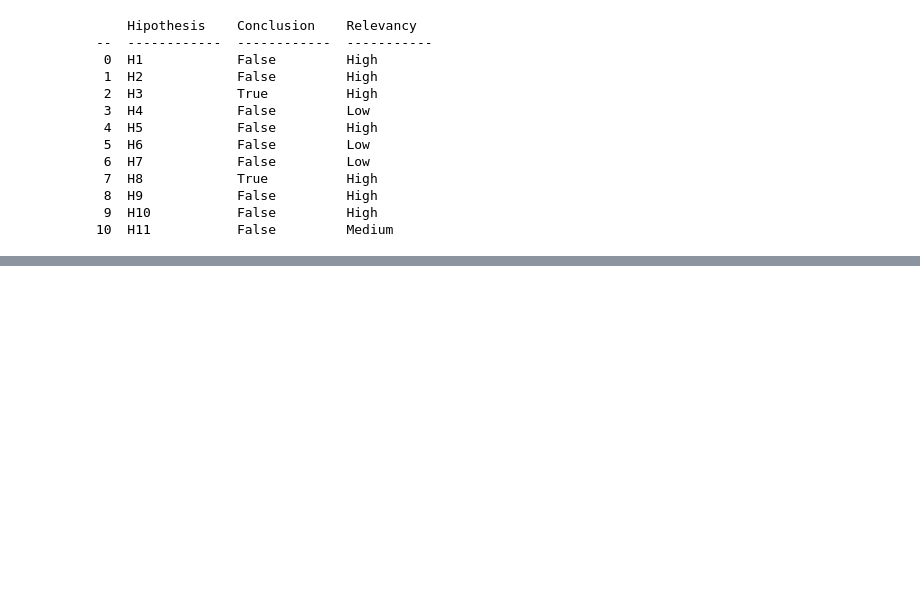
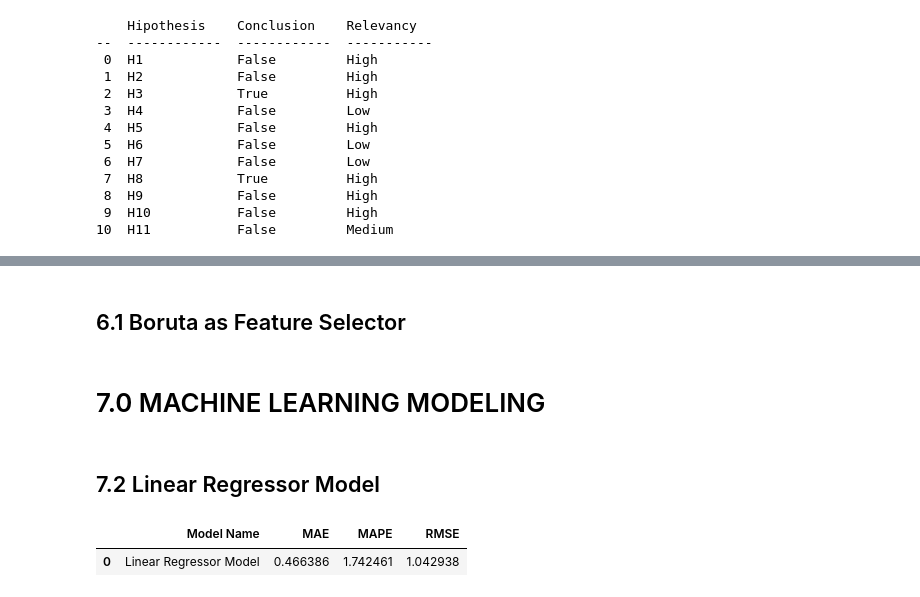
Before and after one commit to marcusbraggion/absenteeism_at_work, a Jupyter notebook: notebooks/absenteeism_at_work.ipynb, the cells around one changed output, grey strips where cells are left out. Cells and saved outputs as stored; diff of their text form; code cells hidden in the pictures; blank space fills up the shorter version.

```diff
--- a/notebooks/absenteeism_at_work.ipynb
+++ b/notebooks/absenteeism_at_work.ipynb
@@ -425,0 +471,2 @@ print( tabulate( tab, headers=headers, showindex="always"))
+# %%
+df3 = df2.copy()
@@ -425,0 +475,5 @@ print( tabulate( tab, headers=headers, showindex="always"))
+# %%
+scaler = StandardScaler()
+scaler.fit(df3)
+
+df3 = pd.DataFrame(scaler.transform(df3), columns=df3.columns)
@@ -425,0 +500,9 @@ print( tabulate( tab, headers=headers, showindex="always"))
+# %%
+from sklearn.model_selection import train_test_split
+
+X = df3.drop(['absenteeism_time_in_hours'], axis=1)
+y = df3['absenteeism_time_in_hours']
+
+X_train, X_test, y_train, y_test = train_test_split(X,y, test_size=0.30, random_state=42)
+# %% [markdown]
+## 6.1 Boruta as Feature Selector
@@ -425,0 +527,17 @@ print( tabulate( tab, headers=headers, showindex="always"))
+# %% [markdown]
+# 7.0 MACHINE LEARNING MODELING
+# %% [markdown]
+## 7.2 Linear Regressor Model
+# %%
+# model
+lr = linear_model.LinearRegression().fit(X_train, y_train)
+
+# predict
+yhat_lr = lr.predict(X_test)
+
+# result
+lr_result = ml_error('Linear Regressor Model', y_test, yhat_lr)
+lr_result
+# %% [output]
+|  | Model Name | MAE | MAPE | RMSE |
+| 0 | Linear Regressor Model | 0.466386 | 1.742461 | 1.042938 |
```
Also changed, not shown: parts of 40 cells of this notebook.
